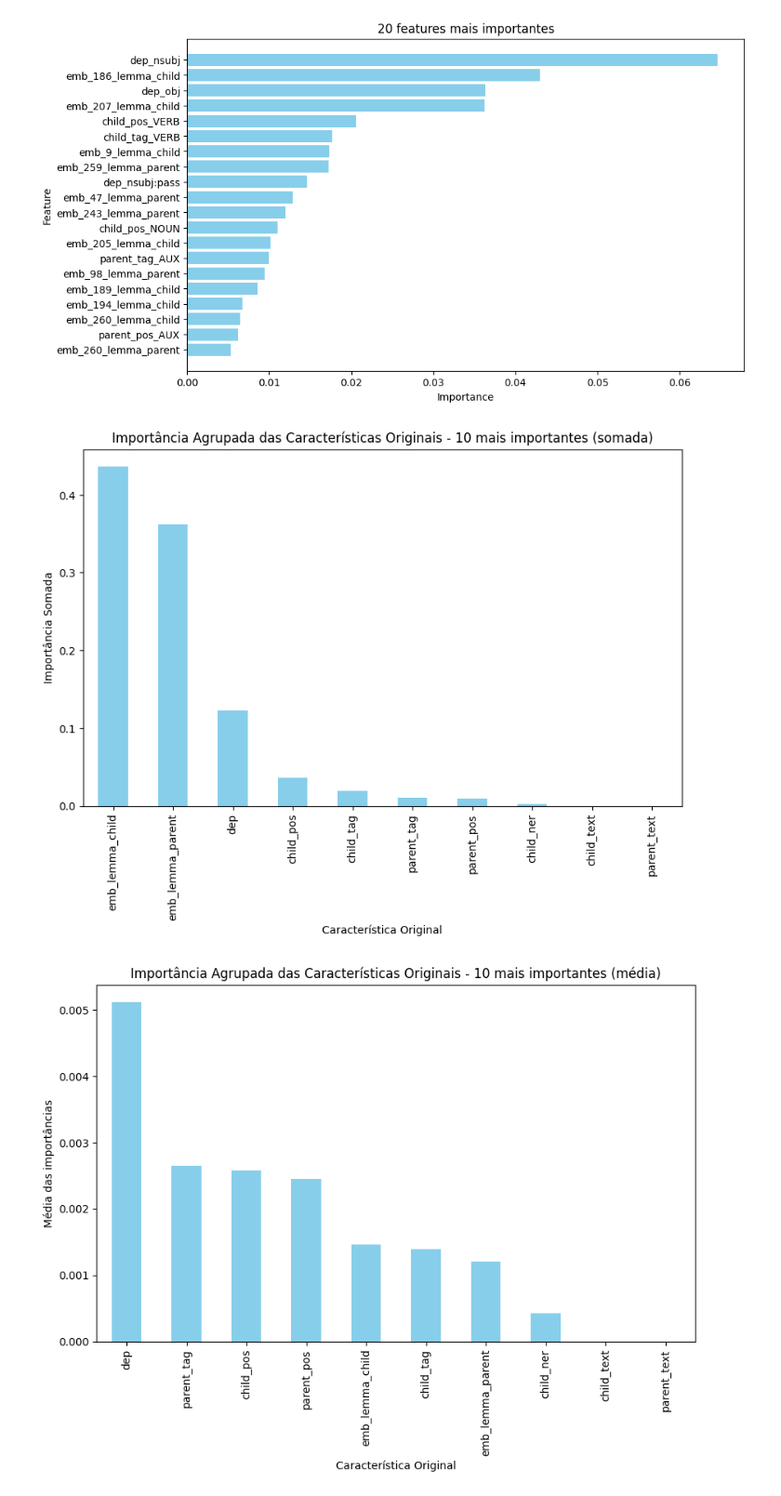
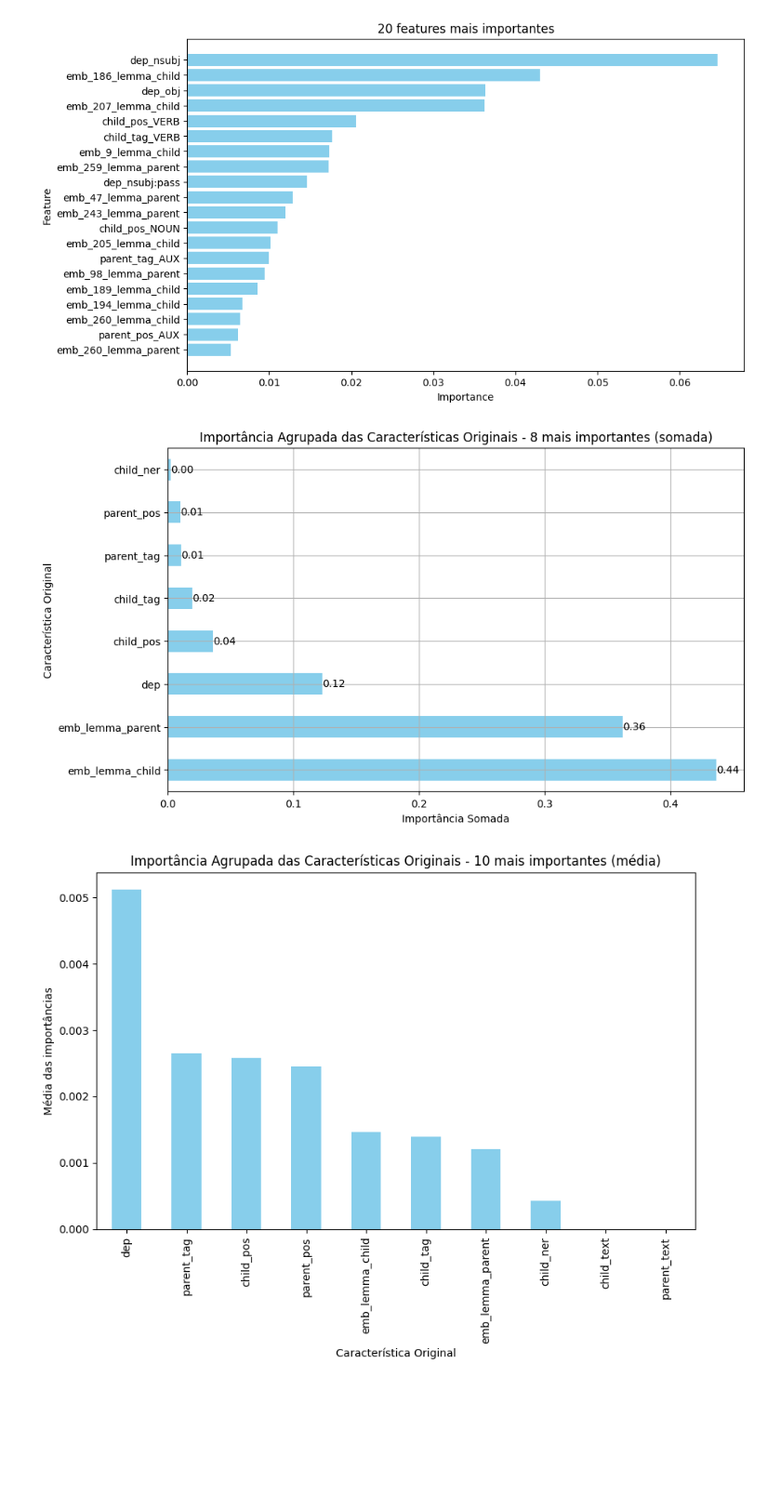
Before and after one commit to semcovici/AMR-BP-prediction, a Jupyter notebook: notebooks/2.0-classification.ipynb, the cells around one changed output. Shown at 93% size. Saved outputs shown, nothing was run; the diff lists cells and outputs as text; code cells hidden in the pictures; blank space fills up the shorter version.

Commit message:
novos graficos feature importances

```diff
--- a/notebooks/2.0-classification.ipynb
+++ b/notebooks/2.0-classification.ipynb
@@ -289,9 +289,9 @@ model = KeyedVectors.load_word2vec_format(f'../embeddings/cbow_s{len_emb}.txt')
 #######################################################
 # Antigo: lemma
 #######################################################
-embeddings_parent = X['parent_lemma'].progress_apply(get_embedding).tolist()
+embeddings_parent = X['parent_lemma'].apply(get_embedding).tolist()
 X[[f"emb_{n}_parent" for n in range(1, len_emb + 1)]] = pd.DataFrame(embeddings_parent, index=X.index)
-embeddings_child = X['child_lemma'].progress_apply(get_embedding).tolist()
+embeddings_child = X['child_lemma'].apply(get_embedding).tolist()
 X[[f"emb_{n}_child" for n in range(1, len_emb + 1)]] = pd.DataFrame(embeddings_child, index=X.index)
 
 X.drop(['parent', 'parent_lemma', 'child', 'child_lemma'], axis=1, inplace = True)
@@ -885,17 +885,26 @@ if n_classes == 2:
 elif n_classes == 5:
     feature_importance_df.to_csv('importances_exp_2.csv')
 # %%
+import matplotlib.pyplot as plt
+
+# Agrupar e ordenar as importâncias
 grouped_importances = feature_importance_df.groupby('original_feature')['importance'].sum().sort_values(ascending=False)
+
 # Plotar o gráfico das características originais mais importantes
 plt.figure(figsize=(10, 6))
-top_n = 10
-grouped_importances.head(top_n).plot(kind='bar', color='skyblue')
+top_n = 8
+ax = grouped_importances.head(top_n).plot(kind='barh', color='skyblue', orientation='horizontal', grid=True)
+
+# Adicionar os valores ao lado das barras
+for index, value in enumerate(grouped_importances.head(top_n)):
+    plt.text(value, index, f'{value:.2f}', va='center')
+
 plt.title(f'Importância Agrupada das Características Originais - {top_n} mais importantes (somada)')
-plt.xlabel('Característica Original')
-plt.ylabel('Importância Somada')
+plt.xlabel('Importância Somada')
+plt.ylabel('Característica Original')
 plt.show()
 # %% [output]
-[figure, old version]
+[figure, new version]
 # %%
 grouped_importances = feature_importance_df.groupby('original_feature')['importance'].mean().sort_values(ascending=False)
 # Plotar o gráfico das características originais mais importantes
```
Also changed, not shown: parts of 1 cell of this notebook, 2 other files.
